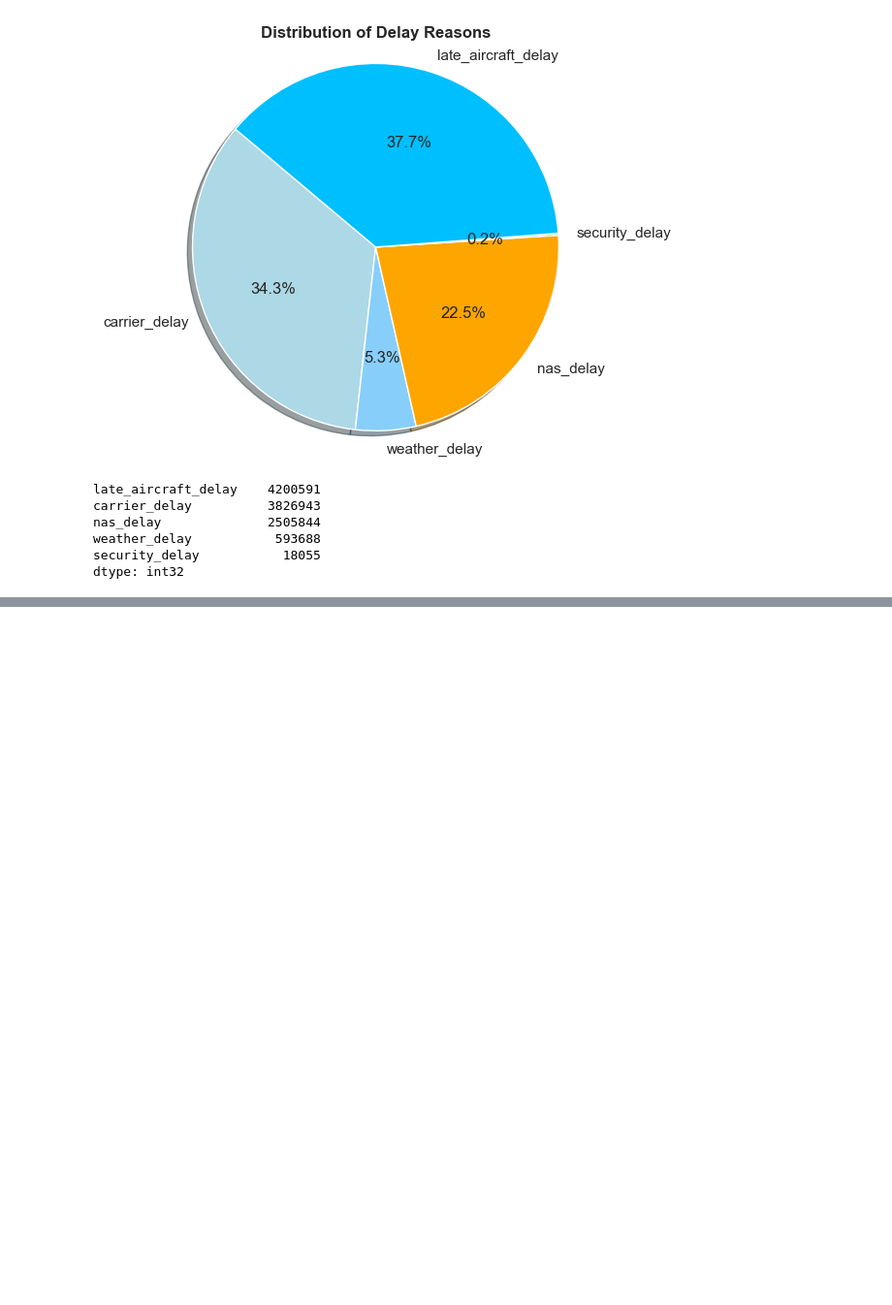
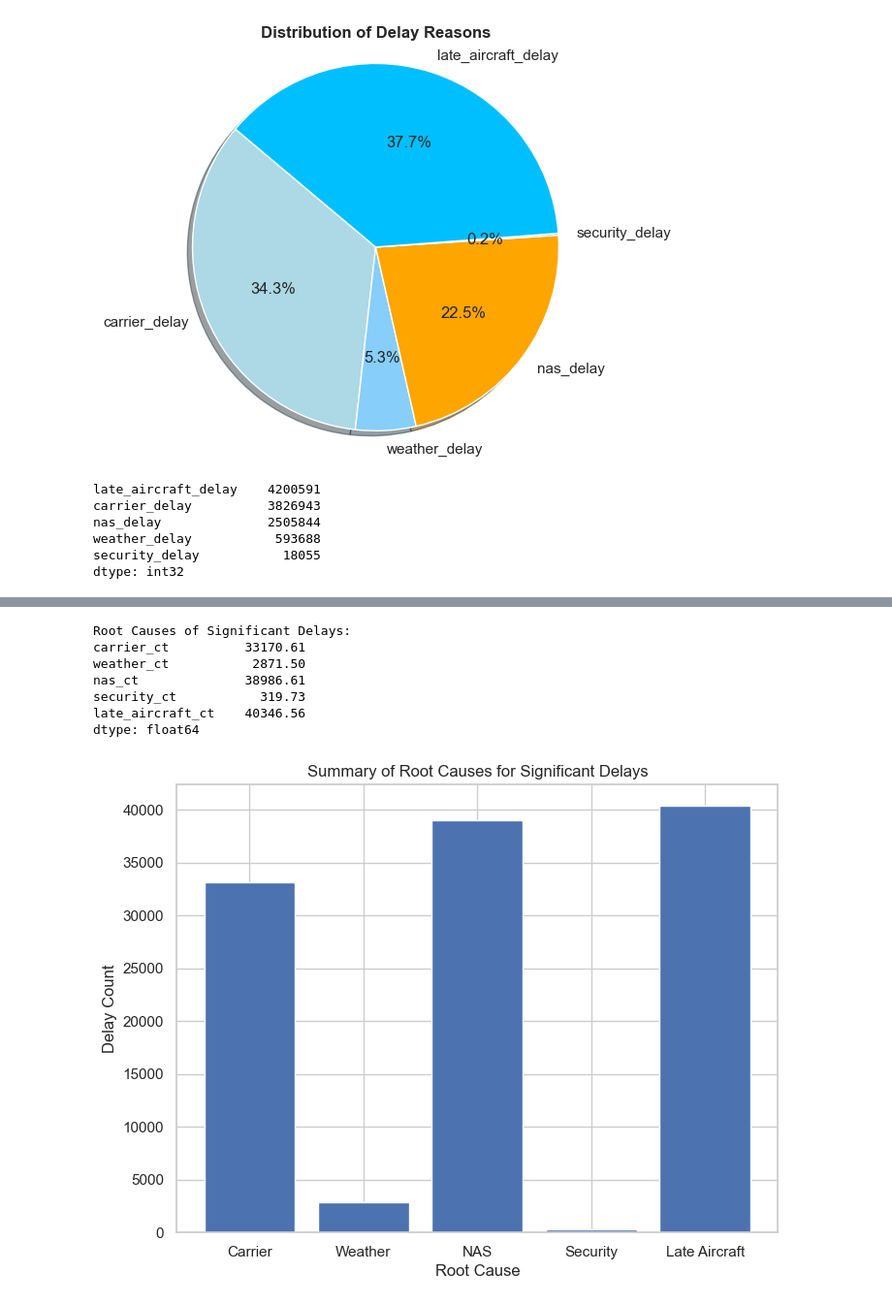
Before and after one commit to SifatNiloy/airline_delay_analysis, a Jupyter notebook: airline_delay.ipynb, the cells around one changed output, grey strips where cells are left out. Shown at 97% size. Cells and saved outputs as stored; diff of their text form; code cells hidden in the pictures; blank space fills up the shorter version.

```diff
--- a/airline_delay.ipynb
+++ b/airline_delay.ipynb
@@ -558,0 +593,31 @@ dtype: int32
+# %%
+# main couses for significant delays
+significant_delay_threshold = 100
+
+significant_delays = df[df['arr_del15'] > significant_delay_threshold]
+root_cause_summary = significant_delays[['carrier_ct', 'weather_ct', 'nas_ct', 'security_ct', 'late_aircraft_ct']].sum()
+print("Root Causes of Significant Delays:")
+print(root_cause_summary)
+
+# Convert the Series to a DataFrame for plotting
+root_cause_df = root_cause_summary.reset_index()
+root_cause_df.columns = ['Root Cause', 'Delay Count']
+
+root_cause_categories = ['Carrier', 'Weather', 'NAS', 'Security', 'Late Aircraft']
+root_cause_counts = root_cause_summary.values
+
+plt.figure(figsize=(8, 6))
+plt.bar(root_cause_categories, root_cause_counts)
+plt.xlabel('Root Cause')
+plt.ylabel('Delay Count')
+plt.title('Summary of Root Causes for Significant Delays')
+plt.show()
+# %% [output]
+Root Causes of Significant Delays:
+carrier_ct          33170.61
+weather_ct           2871.50
+nas_ct              38986.61
+security_ct           319.73
+late_aircraft_ct    40346.56
+dtype: float64
+[figure, added]
```
Also changed, not shown: parts of 29 cells of this notebook.
